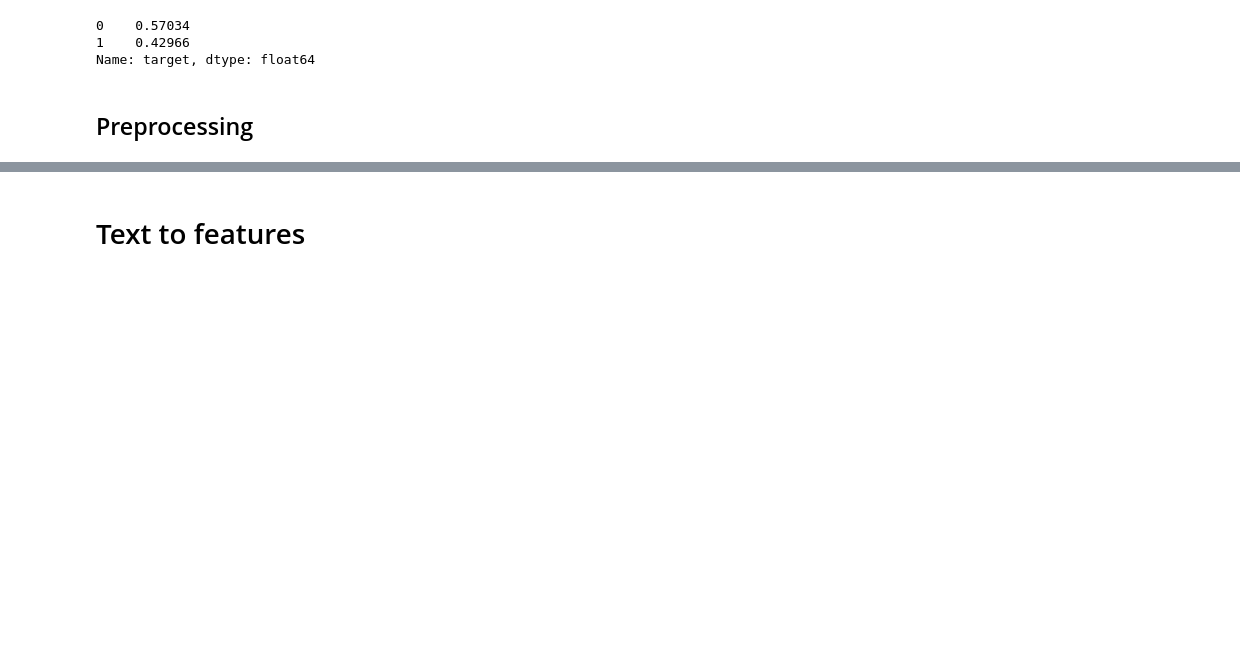
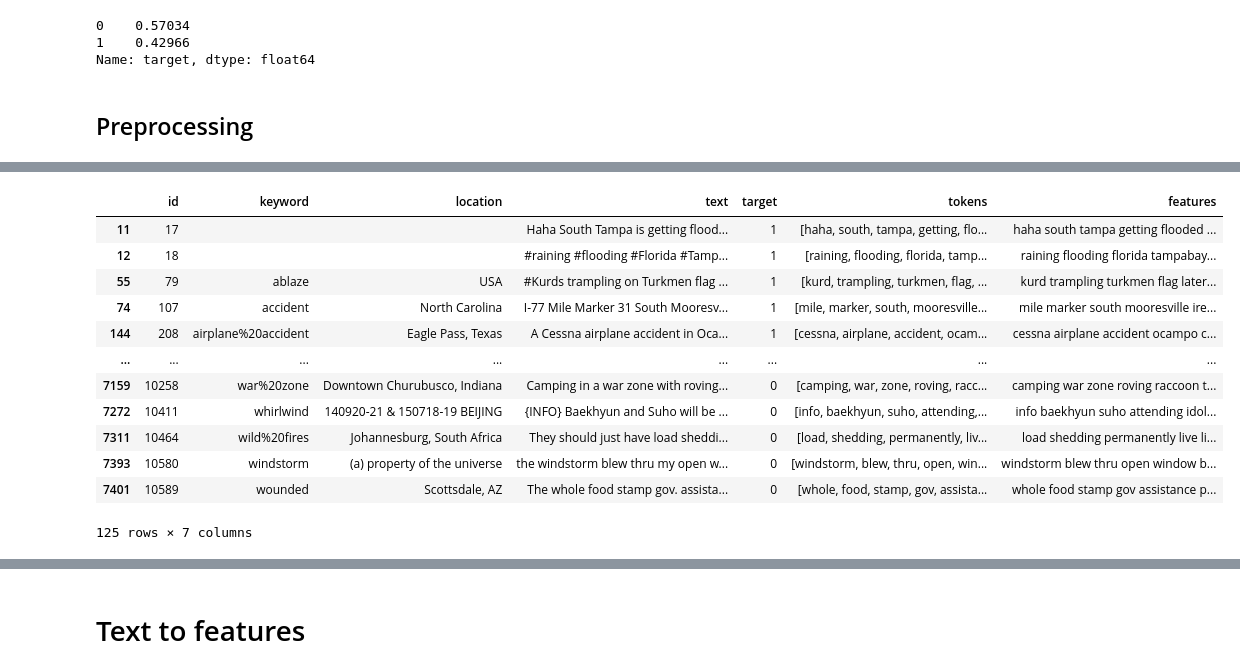
Before and after one commit to d1eg0/kaggle-nlp-disaster-tweets, a Jupyter notebook: notebooks/nlp_disaster_tweets.ipynb, the cells around one changed output, grey strips where cells are left out. Cells and saved outputs as stored; diff of their text form; code cells hidden in the pictures; blank space fills up the shorter version.

```diff
--- a/notebooks/nlp_disaster_tweets.ipynb
+++ b/notebooks/nlp_disaster_tweets.ipynb
@@ -89,5 +159,21 @@ train_df = preprocess_df(train_df)
 # %%
 terms_frequency = pd.DataFrame({"word": [item for sublist in np.array(train_df.tokens).tolist() for item in sublist ]})
+# %%
+train_df[train_df.features.str.contains("amp")]
+# %% [output]
+|  | id | keyword | location | text | target | tokens | features |
+| 11 | 17 |  |  | Haha South Tampa is getting flood... | 1 | [haha, south, tampa, getting, flo... | haha south tampa getting flooded ... |
+| 12 | 18 |  |  | #raining #flooding #Florida #Tamp... | 1 | [raining, flooding, florida, tamp... | raining flooding florida tampabay... |
+| 55 | 79 | ablaze | USA | #Kurds trampling on Turkmen flag ... | 1 | [kurd, trampling, turkmen, flag, ... | kurd trampling turkmen flag later... |
+| 74 | 107 | accident | North Carolina | I-77 Mile Marker 31 South Mooresv... | 1 | [mile, marker, south, mooresville... | mile marker south mooresville ire... |
+| 144 | 208 | airplane%20accident | Eagle Pass, Texas | A Cessna airplane accident in Oca... | 1 | [cessna, airplane, accident, ocam... | cessna airplane accident ocampo c... |
+| ... | ... | ... | ... | ... | ... | ... | ... |
+| 7159 | 10258 | war%20zone | Downtown Churubusco, Indiana | Camping in a war zone with roving... | 0 | [camping, war, zone, roving, racc... | camping war zone roving raccoon t... |
+| 7272 | 10411 | whirlwind | 140920-21 & 150718-19 BEIJING | {INFO} Baekhyun and Suho will be ... | 0 | [info, baekhyun, suho, attending,... | info baekhyun suho attending idol... |
+| 7311 | 10464 | wild%20fires | Johannesburg, South Africa | They should just have load sheddi... | 0 | [load, shedding, permanently, liv... | load shedding permanently live li... |
+| 7393 | 10580 | windstorm | (a) property of the universe | the windstorm blew thru my open w... | 0 | [windstorm, blew, thru, open, win... | windstorm blew thru open window b... |
+| 7401 | 10589 | wounded | Scottsdale, AZ | The whole food stamp gov. assista... | 0 | [whole, food, stamp, gov, assista... | whole food stamp gov assistance p... |
+125 rows × 7 columns
 # %%
 terms_frequency.value_counts().head(50)
 # %% [output]
```
Also changed, not shown: parts of 32 cells of this notebook, 1 other file.
